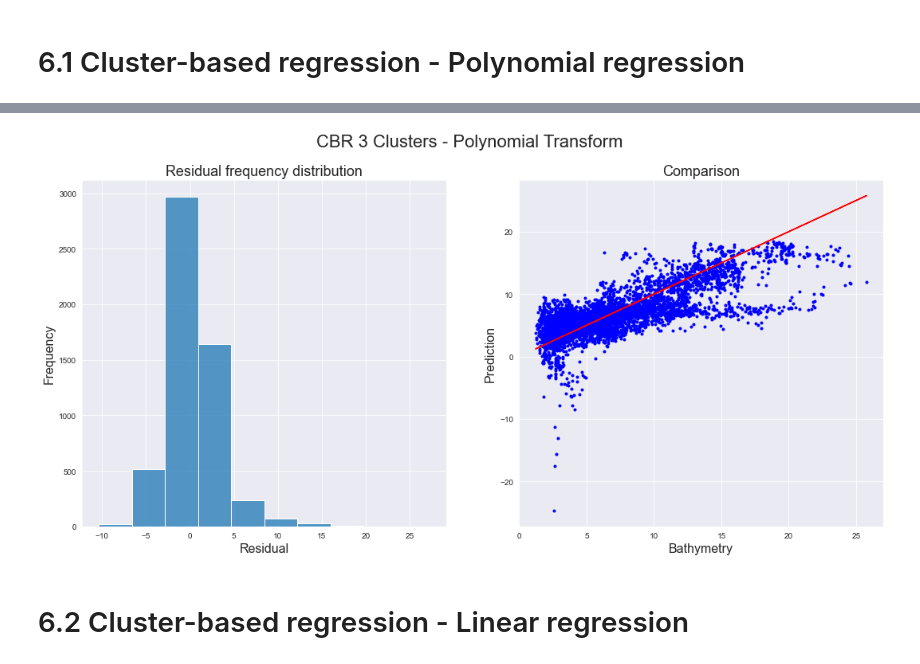
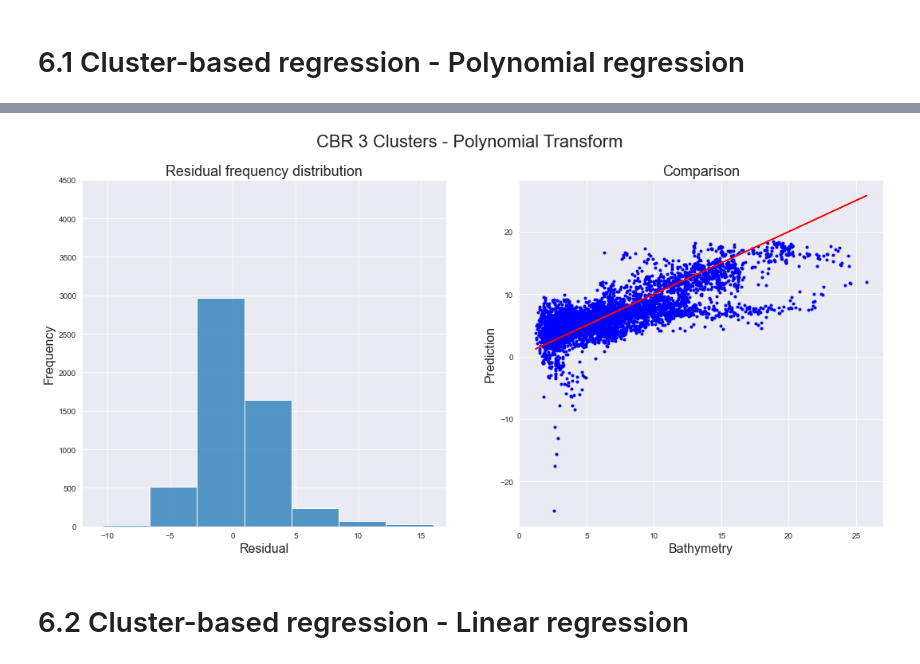
Before and after one commit to Ocean-Technologies/satellite_bathymetry, a Jupyter notebook: new_validations/all_models_charts.ipynb, the cells around one changed output, grey strips where cells are left out. Cells and saved outputs as stored; diff of their text form; code cells hidden in the pictures.

```diff
--- a/new_validations/all_models_charts.ipynb
+++ b/new_validations/all_models_charts.ipynb
@@ -17,6 +17,8 @@ from sklearn.linear_model import LinearRegression
 from sklearn.neural_network import MLPRegressor
 from xgboost import XGBRegressor
 from sklearn.cluster import KMeans
+# %%
+sns.set_style('darkgrid')
 # %%
 path = './generated/dataset_dataframe.pkl.z'
 df = jb.load(path)
@@ -451,17 +467,19 @@ Bias: 0.12150813651081371
 # %%
 fig,axs = plt.subplots(ncols=2,figsize=(18,8))
 fig.suptitle('CBR 3 Clusters - Polynomial Transform',fontsize=22)
 axs[0].set_title('Residual frequency distribution',fontsize=18)
 axs[0].set_xlabel('Residual',fontsize=16)
 axs[0].set_ylabel('Frequency',fontsize=16)
+axs[0].set_xlim((-12, 17))
+axs[0].set_ylim((0, 4500))
 axs[1].set_title('Comparison',fontsize=18)
 axs[1].set_xlabel('Bathymetry',fontsize=16)
 axs[1].set_ylabel('Prediction',fontsize=16)
 sns.histplot(y_val-cluster_dict_pr['3']['prediction'], bins=10,ax=axs[0])
 axs[1].plot(y_val,cluster_dict_pr['3']['prediction'],'b.',y_val,y_val,'r')
 plt.savefig('generated/charts/CBRPT.jpg')
 # %% [output]
-[figure, old version]
+[figure, new version]
 # %% [markdown]
 # 6.2 Cluster-based regression - Linear regression
 # %%
```
Also changed, not shown: parts of 13 cells of this notebook.
